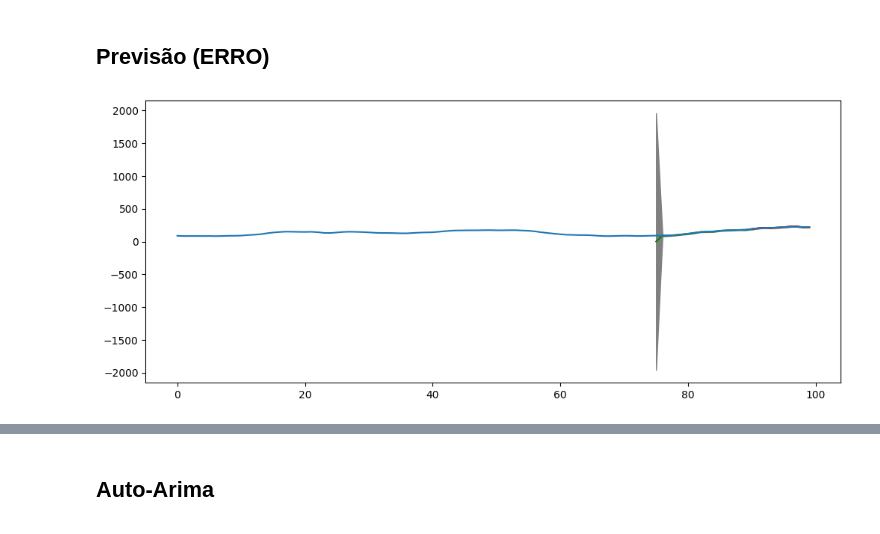
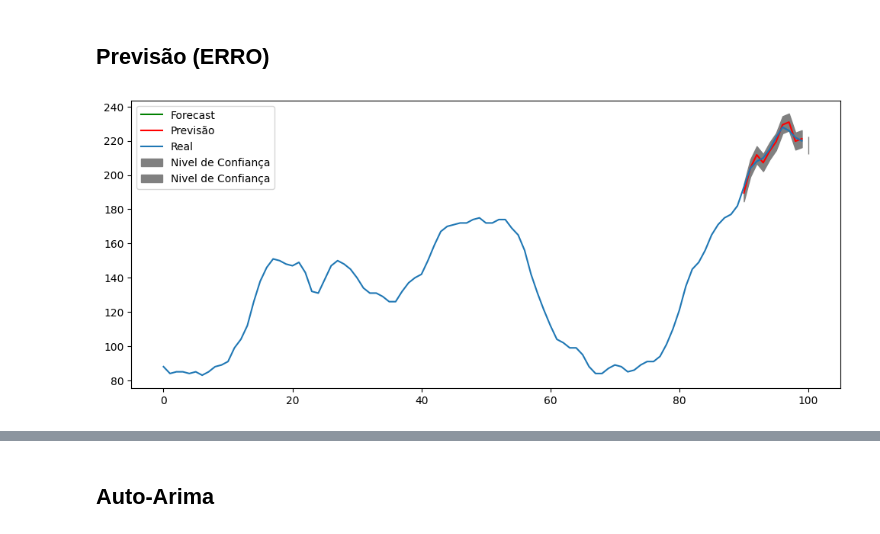
Before and after one commit to guirocha008/Duvida, a Jupyter notebook: Teste.ipynb, the cells around one changed output, grey strips where cells are left out. Saved outputs shown, nothing was run; the diff lists cells and outputs as text; code cells hidden in the pictures.

```diff
--- a/Teste.ipynb
+++ b/Teste.ipynb
@@ -297,29 +297,30 @@ rmse
 ## Previsão (ERRO)
 # %%
 #Forecast para 12 periodos
-forecast = fitted.get_prediction(step=12)  # prever os ultimos 10 dias
+forecast = fitted.get_forecast(step=12)  # prever os ultimos 10 dias
 forecast_medio =  forecast.predicted_mean#Plotar a media
 forecast_medio.size
 
 int_conf_forecast = forecast.conf_int()
 limite_baixo_f = int_conf_forecast.iloc[:,0]#Plotar intervalo de conf da banda de baixo
 limite_acima_f = int_conf_forecast.iloc[:,1]#Plotar intervalo de conf da banda acima
 
 datas_forecast = np.asanyarray(forecast_medio.index) #Indice das  datas previstas
 pred_dates = np.asanyarray(predicao_media.index) #Todas as datas
 datas = np.asarray(dados.index)
 
 
 plt.figure(figsize=(12,5), dpi=100)
 
 plt.plot(datas_forecast,forecast_medio.values,label='Forecast',color='green');
 plt.fill_between(datas_forecast,limite_baixo_f,limite_acima_f,color='grey',label='Nivel de Confiança')#ERRO
 
 plt.plot(datas_previstas,predicao_media.values,label='Previsão',color='r');
 plt.fill_between(datas_previstas,limite_baixo,limite_acima,color='grey',label='Nivel de Confiança')
 
 
 plt.plot(datas,dados.value.values,label='Real')
+plt.legend()
 plt.show()
 # %% [output]
-[figure, old version]
+[figure, new version]
```
Also changed, not shown: parts of 3 cells of this notebook.
